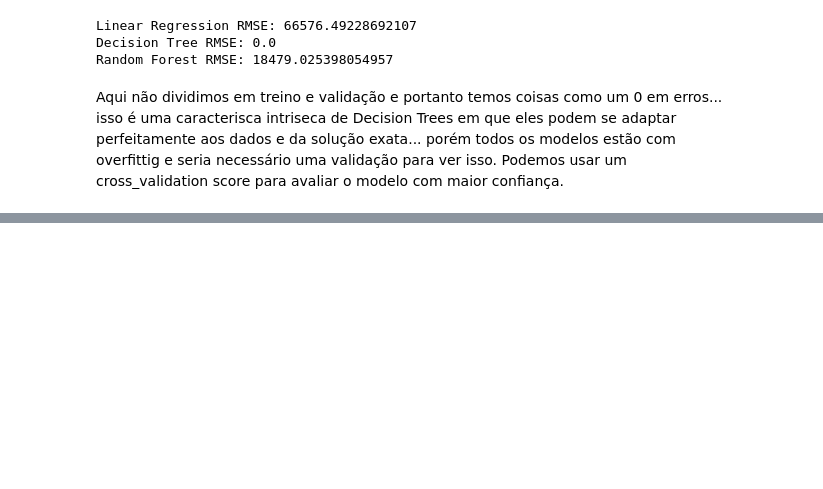
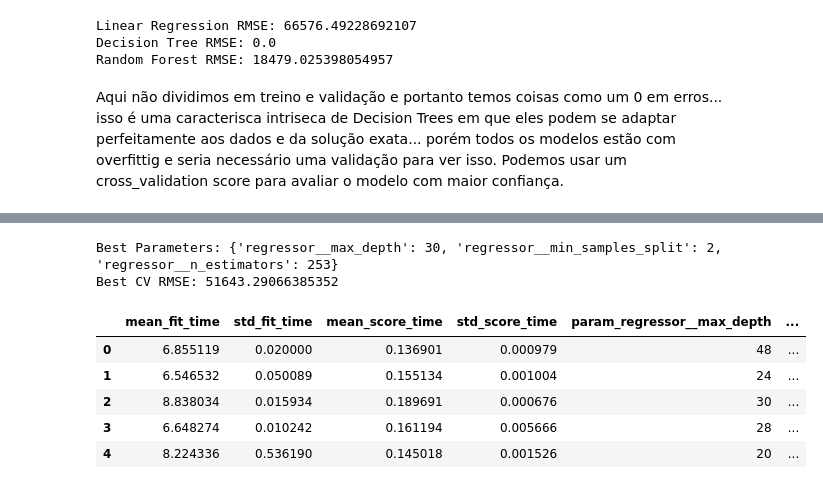
Before and after one commit to DuarteDvv/study, a Jupyter notebook: machine_learning/chapter2.ipynb, the cells around one changed output, grey strips where cells are left out. Cells and saved outputs as stored; diff of their text form; code cells hidden in the pictures; blank space fills up the shorter version.

```diff
--- a/machine_learning/chapter2.ipynb
+++ b/machine_learning/chapter2.ipynb
@@ -699,0 +735,30 @@ from sklearn.model_selection import GridSearchCV
+# %%
+from sklearn.model_selection import RandomizedSearchCV
+from scipy.stats import randint
+
+param_dist = {
+    'regressor__n_estimators': randint(50, 300), # aqui estamos usando uma distribuição uniforme discreta para escolher o número de estimadores entre 50 e 300
+    'regressor__max_depth': randint(10, 50), # aqui estamos usando uma distribuição uniforme discreta para escolher a profundidade máxima entre 10 e 50
+    'regressor__min_samples_split': [2, 5],
+}
+
+
+# n_iter é o número de combinações aleatórias a serem testadas, nesse caso, vamos testar 10 combinações aleatórias dos hiperparâmetros definidos em param_dist.
+# teriamos entao 10 treinamentos e cada treinamento seria avaliado usando validação cruzada de 2 folds, totalizando 10*2 = 20 treinamentos e avaliações.
+
+random_search = RandomizedSearchCV(random_forest, param_dist, n_iter=10, scoring='neg_root_mean_squared_error', cv=2, n_jobs=-1, random_state=42)
+random_search.fit(housing, housing_labels)
+
+print("Best Parameters:", random_search.best_params_)
+print("Best CV RMSE:", -random_search.best_score_)
+cv_res_random = pd.DataFrame(random_search.cv_results_)
+cv_res_random.head()
+# %% [output]
+Best Parameters: {'regressor__max_depth': 30, 'regressor__min_samples_split': 2, 'regressor__n_estimators': 253}
+Best CV RMSE: 51643.29066385352
+|  | mean_fit_time | std_fit_time | mean_score_time | std_score_time | param_regressor__max_depth | ... |
+| 0 | 6.855119 | 0.020000 | 0.136901 | 0.000979 | 48 | ... |
+| 1 | 6.546532 | 0.050089 | 0.155134 | 0.001004 | 24 | ... |
+| 2 | 8.838034 | 0.015934 | 0.189691 | 0.000676 | 30 | ... |
+| 3 | 6.648274 | 0.010242 | 0.161194 | 0.005666 | 28 | ... |
+| 4 | 8.224336 | 0.536190 | 0.145018 | 0.001526 | 20 | ... |
```
Also changed, not shown: parts of 8 cells of this notebook.
